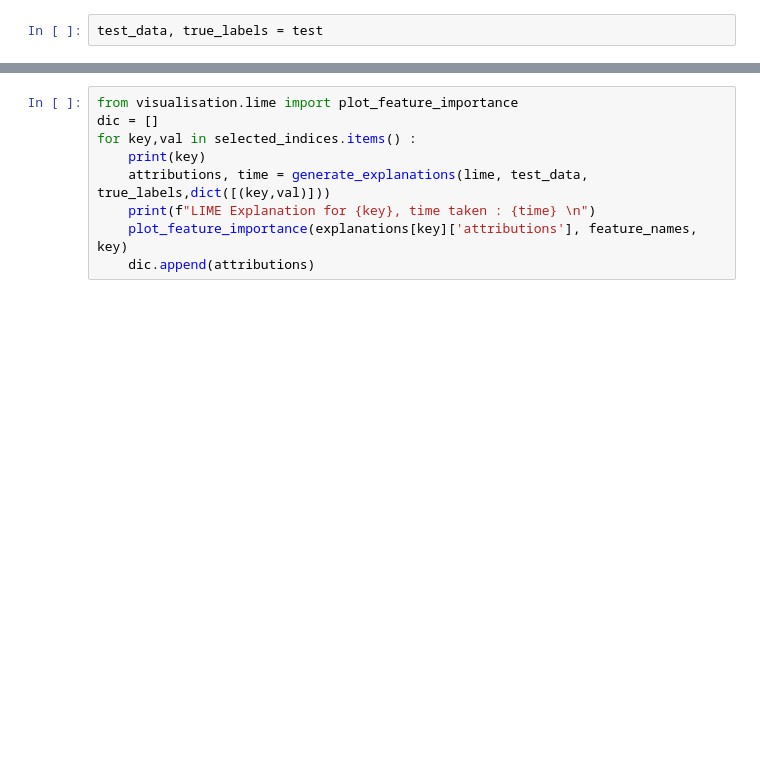
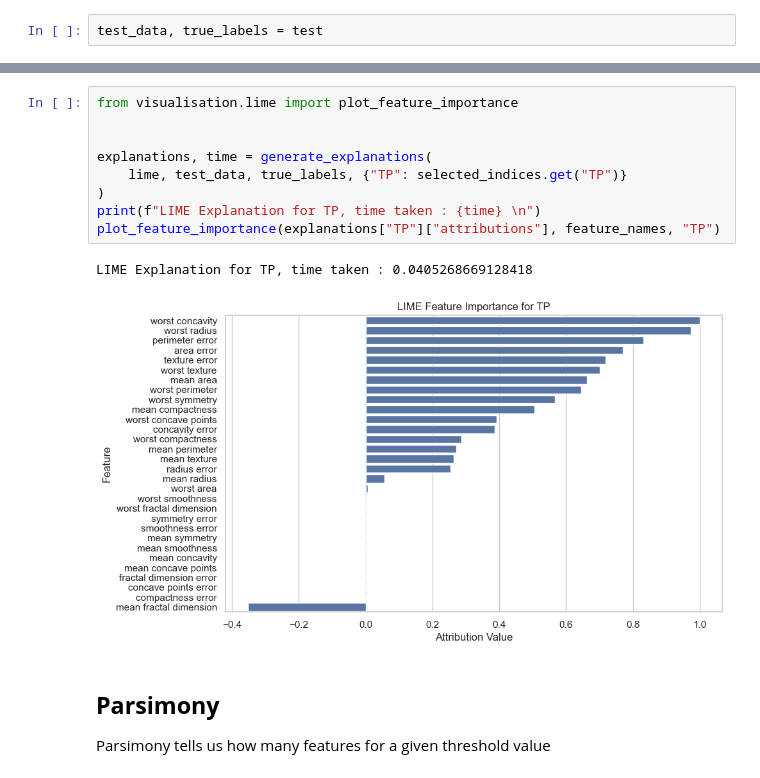
Before and after one commit to RickSanchezStoic/XAI, a Jupyter notebook: main.ipynb, the cells around one changed output, grey strips where cells are left out. Drawn from its saved outputs; the diff is of its cells as text; blank space fills up the shorter version.

```diff
--- a/main.ipynb
+++ b/main.ipynb
@@ -151,9 +231,16 @@ explanations
 # %%
 from visualisation.lime import plot_feature_importance
-dic = []
-for key,val in selected_indices.items() :
-    print(key)
-    attributions, time = generate_explanations(lime, test_data, true_labels,dict([(key,val)]))
-    print(f"LIME Explanation for {key}, time taken : {time} \n")
-    plot_feature_importance(explanations[key]['attributions'], feature_names, key)
-    dic.append(attributions)
+
+
+explanations, time = generate_explanations(
+    lime, test_data, true_labels, {"TP": selected_indices.get("TP")}
+)
+print(f"LIME Explanation for TP, time taken : {time} \n")
+plot_feature_importance(explanations["TP"]["attributions"], feature_names, "TP")
+# %% [output]
+LIME Explanation for TP, time taken : 0.0405268669128418
+[figure, added]
+# %% [markdown]
+## **Parsimony**
+
+Parsimony tells us how many features for a given threshold value
```
Also changed, not shown: parts of 75 cells of this notebook, 16 other files.
